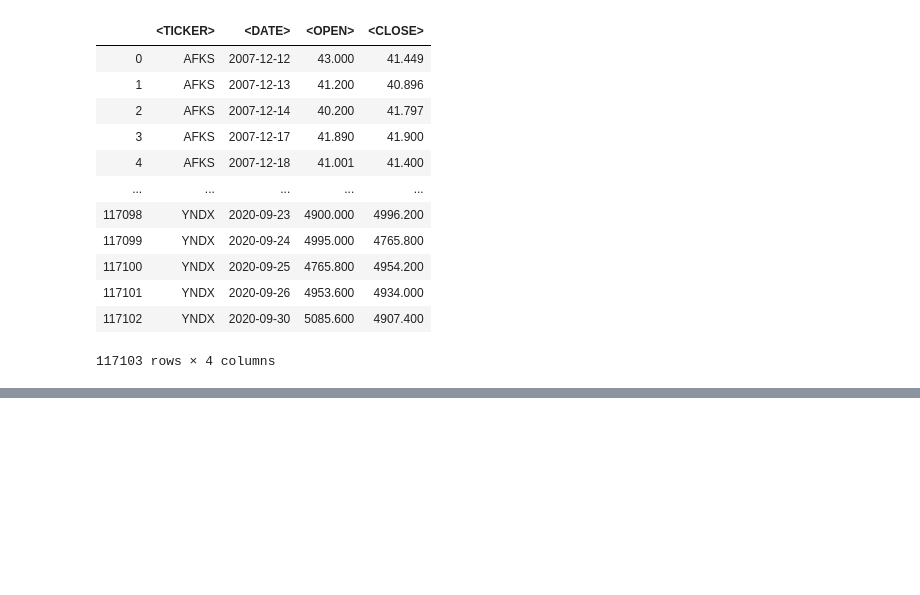
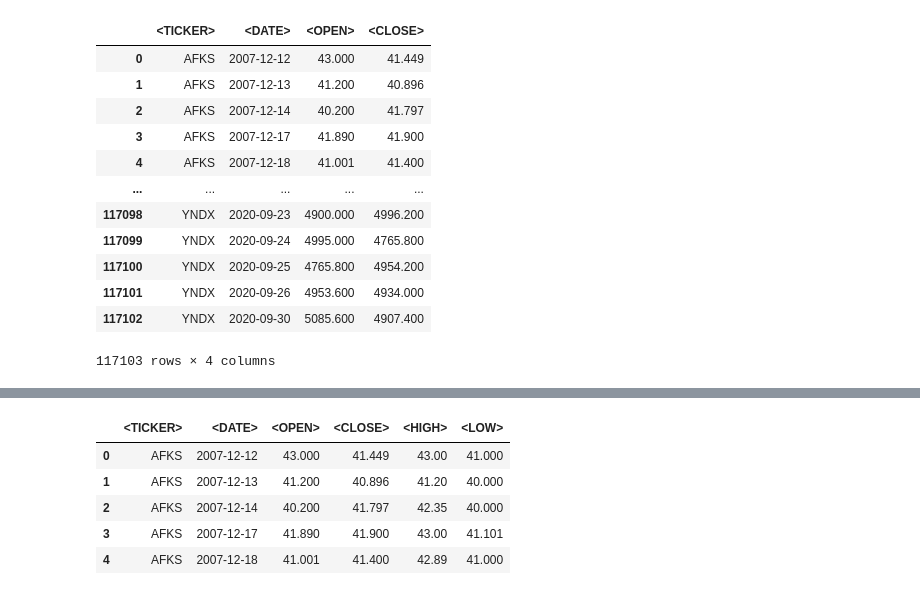
Before and after one commit to trifonov-m/stocks_prediction_project, a Jupyter notebook: unite stocks and money/data_notebook.ipynb, the cells around one changed output, grey strips where cells are left out. Drawn from its saved outputs; the diff is of its cells as text; code cells hidden in the pictures; blank space fills up the shorter version.

```diff
--- a/unite stocks and money/data_notebook.ipynb
+++ b/unite stocks and money/data_notebook.ipynb
@@ -202,0 +218,9 @@ df2.to_csv('stocks.csv', sep=';')
+# %%
+df3.head()
+# %% [output]
+|  | <TICKER> | <DATE> | <OPEN> | <CLOSE> | <HIGH> | <LOW> |
+| 0 | AFKS | 2007-12-12 | 43.000 | 41.449 | 43.00 | 41.000 |
+| 1 | AFKS | 2007-12-13 | 41.200 | 40.896 | 41.20 | 40.000 |
+| 2 | AFKS | 2007-12-14 | 40.200 | 41.797 | 42.35 | 40.000 |
+| 3 | AFKS | 2007-12-17 | 41.890 | 41.900 | 43.00 | 41.101 |
+| 4 | AFKS | 2007-12-18 | 41.001 | 41.400 | 42.89 | 41.000 |
```
Also changed, not shown: parts of 7 cells of this notebook, 1 other file.
